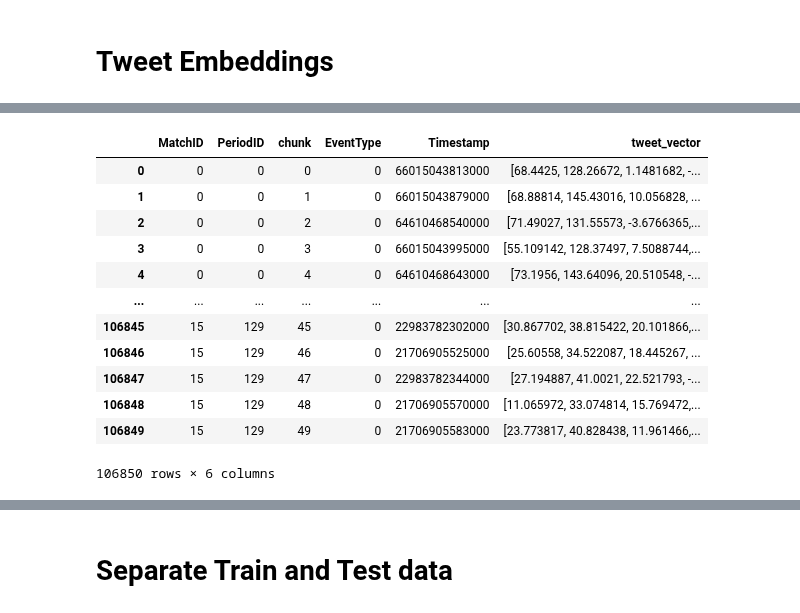
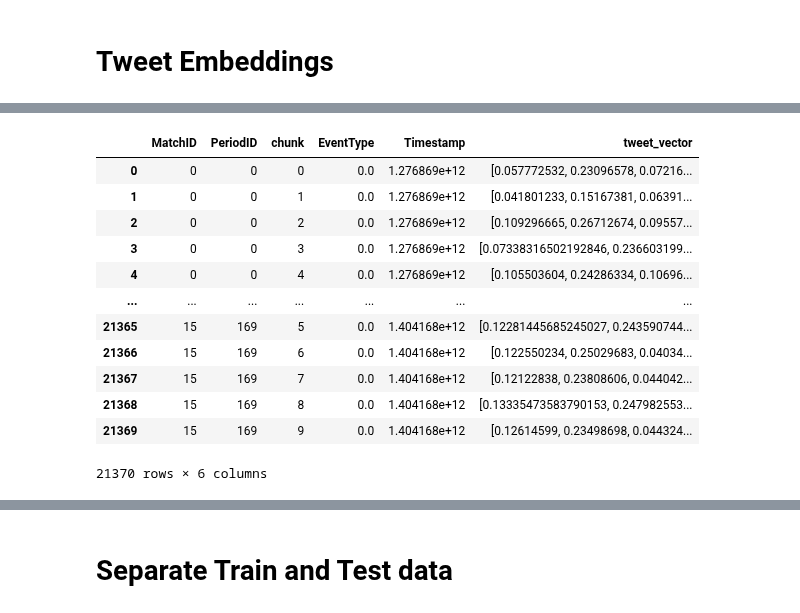
Before and after one commit to vmic2002/DeepLearningChallengeCSC_51054_EP, a Jupyter notebook: Group_challenge_weight_watchers.ipynb, the cells around one changed output, grey strips where cells are left out. Saved outputs shown, nothing was run; the diff lists cells and outputs as text; code cells hidden in the pictures.

Commit message:
model based on predicting for each period, achieves comparable accuracy

```diff
--- a/Group_challenge_weight_watchers.ipynb
+++ b/Group_challenge_weight_watchers.ipynb
@@ -117,16 +115,16 @@ stop_words = set(stopwords.words('english'))
 def preprocess_text(text):
     # Lowercasing
     text = text.lower()
-    # Remove punctuation
-    text = re.sub(r'[^\w\s]', '', text)
+    # Remove non letter and whitespace
+    text = re.sub(r'[^a-z\s]', '', text)
     # Remove numbers
-    text = re.sub(r'\d+', '', text)
+    # text = re.sub(r'\d+', '', text)
     # Tokenization
     words = text.split()
-    # Remove stopwords
-    words = [word for word in words if word not in stop_words]
+    # Remove stopwords and lemmatize
+    words = [lemmatizer.lemmatize(word) for word in words if word not in stop_words]
     # Lemmatization
-    words = [lemmatizer.lemmatize(word) for word in words]
+    # words = [lemmatizer.lemmatize(word) for word in words]
     return ' '.join(words)
 # %%
 # Apply preprocessing to each tweet
@@ -161,7 +159,7 @@ def get_avg_embedding(tweet, model, vector_size=200):
     word_vectors = [model[word] for word in words if word in model]
     if not word_vectors:  # If no words in the tweet are in the vocabulary, return a zero vector
         return np.zeros(vector_size)
-    return np.sum(word_vectors, axis=0)
+    return np.mean(word_vectors, axis=0)
 # %%
 # Crashes after using all available RAM :( on google colab
 #
@@ -217,7 +215,7 @@ df
 df = df.sort_values(by=['MatchID', 'PeriodID', 'Timestamp']).reset_index(drop=True)
 
 # Helper function to assign chunks
-def assign_chunks(group, n_chunks=50):
+def assign_chunks(group, n_chunks=10):
     chunk_size = len(group) / n_chunks
     return (np.floor(np.arange(len(group)) / chunk_size)).astype(int)
 
@@ -231,7 +227,7 @@ DeprecationWarning: DataFrameGroupBy.apply operated on the grouping columns. Thi
 # group the tweets into their corresponding periods to generate an average embedding vector for each period
 # so there are no duplicate period id rows per match
 # decreases size of data + makes it easier to fit into LSTM model
-df = df.groupby(['MatchID', 'PeriodID', 'ID','chunk']).sum().reset_index()
+df = df.groupby(['MatchID', 'PeriodID', 'ID','chunk']).mean().reset_index()
 df.drop(columns=['ID'], inplace=True)
 df['MatchID'] = df['MatchID'].astype(int)
 df['PeriodID'] = df['PeriodID'].astype(int)
@@ -239,20 +235,20 @@ df['PeriodID'] = df['PeriodID'].astype(int)
 df.sort_values(by=['MatchID', 'PeriodID', 'chunk'], inplace=True)
 df.reset_index(drop=True, inplace=True)
 # %%
-df.loc[df["EventType"] != 0, "EventType"] = 1
+# df.loc[df["EventType"] != 0, "EventType"] = 1
 df
 # %% [output]
 |  | MatchID | PeriodID | chunk | EventType | Timestamp | tweet_vector |
-| 0 | 0 | 0 | 0 | 0 | 66015043813000 | [68.4425, 128.26672, 1.1481682, -... |
-| 1 | 0 | 0 | 1 | 0 | 66015043879000 | [68.88814, 145.43016, 10.056828, ... |
-| 2 | 0 | 0 | 2 | 0 | 64610468540000 | [71.49027, 131.55573, -3.6766365,... |
-| 3 | 0 | 0 | 3 | 0 | 66015043995000 | [55.109142, 128.37497, 7.5088744,... |
-| 4 | 0 | 0 | 4 | 0 | 64610468643000 | [73.1956, 143.64096, 20.510548, -... |
+| 0 | 0 | 0 | 0 | 0.0 | 1.276869e+12 | [0.057772532, 0.23096578, 0.07216... |
+| 1 | 0 | 0 | 1 | 0.0 | 1.276869e+12 | [0.041801233, 0.15167381, 0.06391... |
+| 2 | 0 | 0 | 2 | 0.0 | 1.276869e+12 | [0.109296665, 0.26712674, 0.09557... |
+| 3 | 0 | 0 | 3 | 0.0 | 1.276869e+12 | [0.07338316502192846, 0.236603199... |
+| 4 | 0 | 0 | 4 | 0.0 | 1.276869e+12 | [0.105503604, 0.24286334, 0.10696... |
 | ... | ... | ... | ... | ... | ... | ... |
-| 106845 | 15 | 129 | 45 | 0 | 22983782302000 | [30.867702, 38.815422, 20.101866,... |
-| 106846 | 15 | 129 | 46 | 0 | 21706905525000 | [25.60558, 34.522087, 18.445267, ... |
-| 106847 | 15 | 129 | 47 | 0 | 22983782344000 | [27.194887, 41.0021, 22.521793, -... |
-| 106848 | 15 | 129 | 48 | 0 | 21706905570000 | [11.065972, 33.074814, 15.769472,... |
-| 106849 | 15 | 129 | 49 | 0 | 21706905583000 | [23.773817, 40.828438, 11.961466,... |
+| 21365 | 15 | 169 | 5 | 0.0 | 1.404168e+12 | [0.12281445685245027, 0.243590744... |
+| 21366 | 15 | 169 | 6 | 0.0 | 1.404168e+12 | [0.122550234, 0.25029683, 0.04034... |
+| 21367 | 15 | 169 | 7 | 0.0 | 1.404168e+12 | [0.12122838, 0.23808606, 0.044042... |
+| 21368 | 15 | 169 | 8 | 0.0 | 1.404168e+12 | [0.13335473583790153, 0.247982553... |
+| 21369 | 15 | 169 | 9 | 0.0 | 1.404168e+12 | [0.12614599, 0.23498698, 0.044324... |
-106850 rows × 6 columns
+21370 rows × 6 columns
 # %%
```
Also changed, not shown: parts of 32 cells of this notebook, 1 other file.
